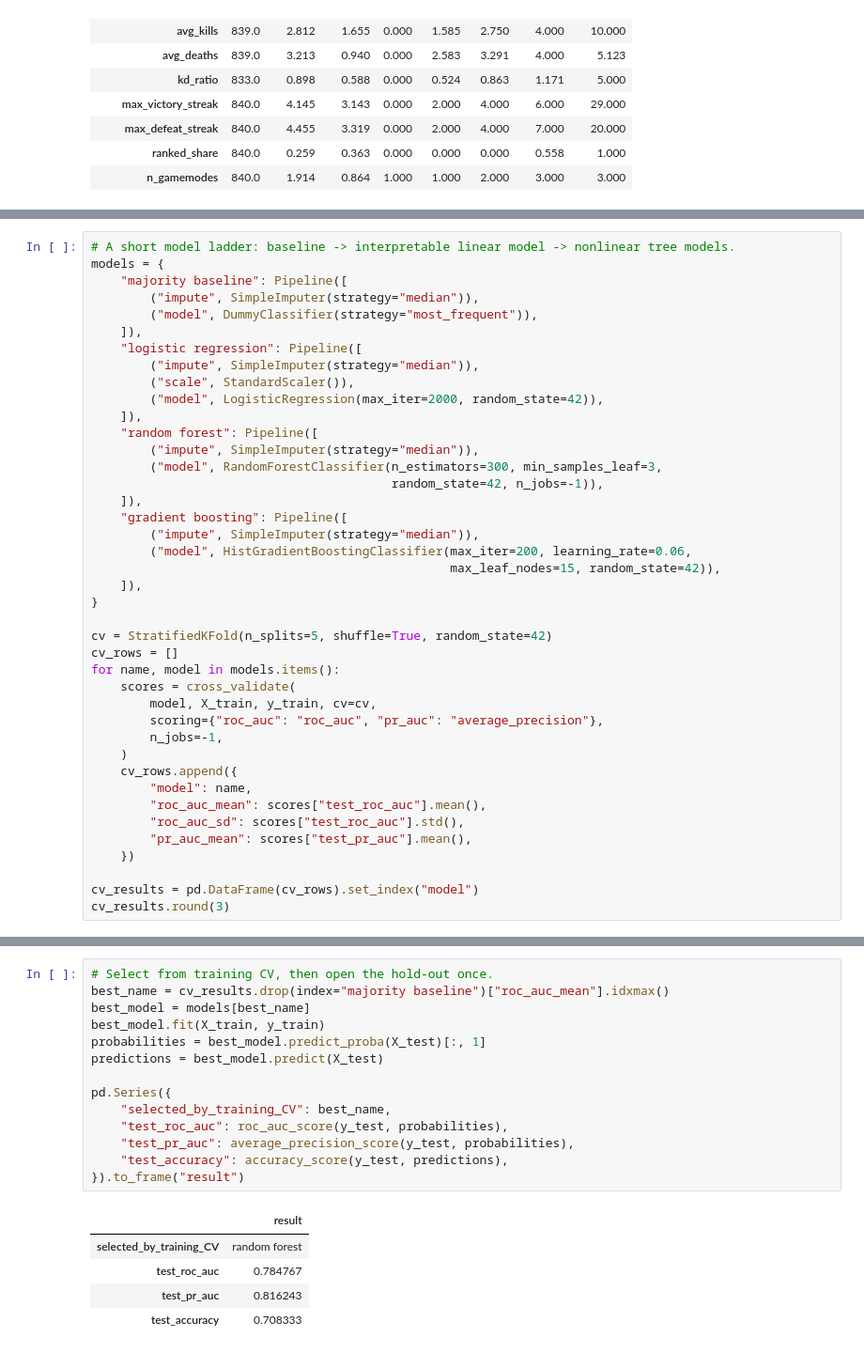
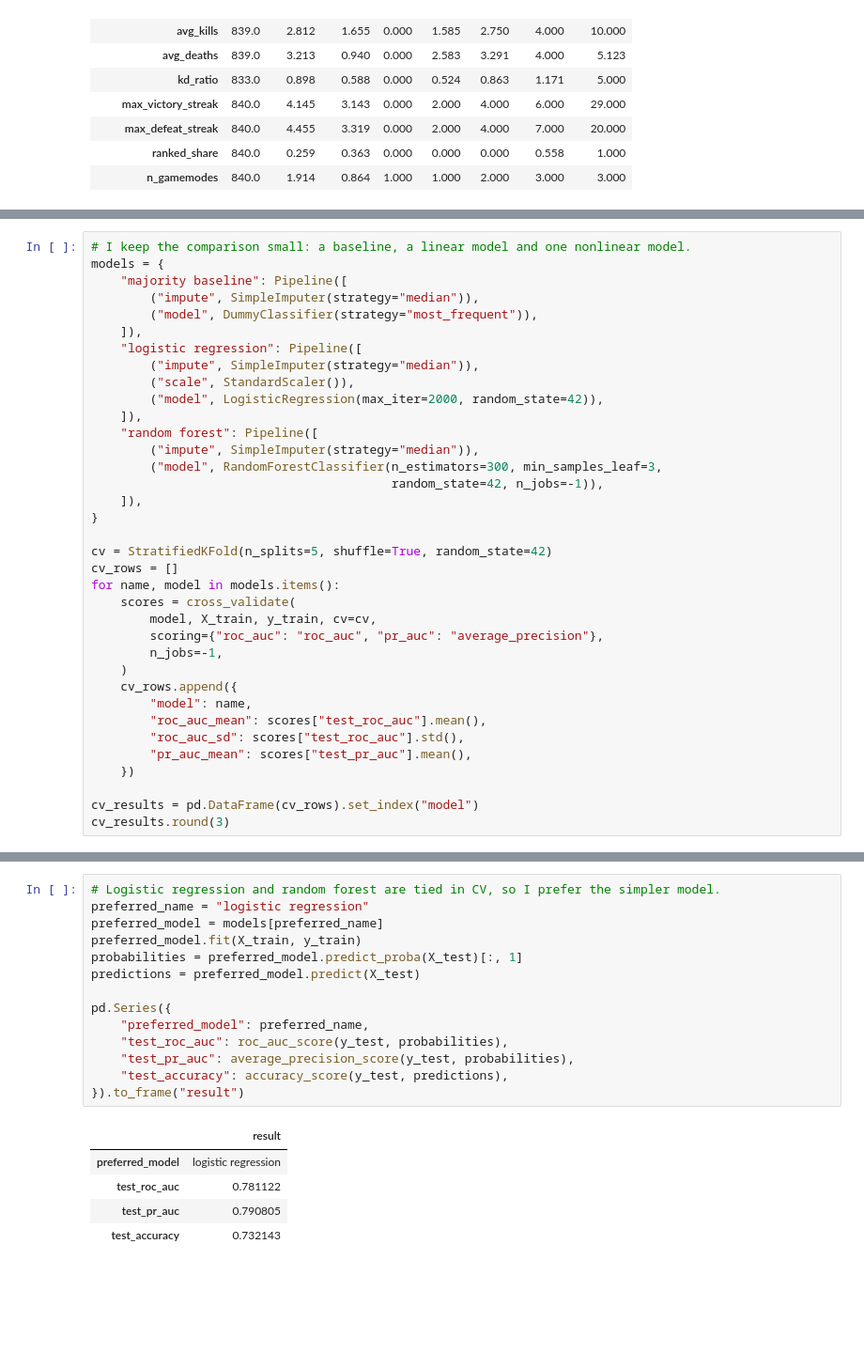
Before and after one commit to ACharaf06/interview_ubisoft, a Jupyter notebook: analysis.ipynb, the cells around one changed output, grey strips where cells are left out. Shown at 94% size. Cells and saved outputs as stored; diff of their text form; blank space fills up the shorter version.

```diff
--- a/analysis.ipynb
+++ b/analysis.ipynb
@@ -903,7 +941,7 @@ pd.DataFrame({
 | training | 672 | 0.580 |
 | hold-out | 168 | 0.583 |
 # %%
-# A short model ladder: baseline -> interpretable linear model -> nonlinear tree models.
+# I keep the comparison small: a baseline, a linear model and one nonlinear model.
 models = {
     "majority baseline": Pipeline([
         ("impute", SimpleImputer(strategy="median")),
@@ -918,11 +956,6 @@ models = {
         ("impute", SimpleImputer(strategy="median")),
         ("model", RandomForestClassifier(n_estimators=300, min_samples_leaf=3,
                                          random_state=42, n_jobs=-1)),
-    ]),
-    "gradient boosting": Pipeline([
-        ("impute", SimpleImputer(strategy="median")),
-        ("model", HistGradientBoostingClassifier(max_iter=200, learning_rate=0.06,
-                                                 max_leaf_nodes=15, random_state=42)),
     ]),
 }
 
@@ -953,21 +985,21 @@ cv_results.round(3)
 # %%
-# Select from training CV, then open the hold-out once.
-best_name = cv_results.drop(index="majority baseline")["roc_auc_mean"].idxmax()
-best_model = models[best_name]
-best_model.fit(X_train, y_train)
-probabilities = best_model.predict_proba(X_test)[:, 1]
-predictions = best_model.predict(X_test)
+# Logistic regression and random forest are tied in CV, so I prefer the simpler model.
+preferred_name = "logistic regression"
+preferred_model = models[preferred_name]
+preferred_model.fit(X_train, y_train)
+probabilities = preferred_model.predict_proba(X_test)[:, 1]
+predictions = preferred_model.predict(X_test)
 
 pd.Series({
-    "selected_by_training_CV": best_name,
+    "preferred_model": preferred_name,
     "test_roc_auc": roc_auc_score(y_test, probabilities),
     "test_pr_auc": average_precision_score(y_test, probabilities),
     "test_accuracy": accuracy_score(y_test, predictions),
 }).to_frame("result")
 # %% [output]
 |  | result |
-| selected_by_training_CV | random forest |
-| test_roc_auc | 0.784767 |
-| test_pr_auc | 0.816243 |
-| test_accuracy | 0.708333 |
+| preferred_model | logistic regression |
+| test_roc_auc | 0.781122 |
+| test_pr_auc | 0.790805 |
+| test_accuracy | 0.732143 |
 # %% [markdown]
```
Also changed, not shown: parts of 10 cells of this notebook.
